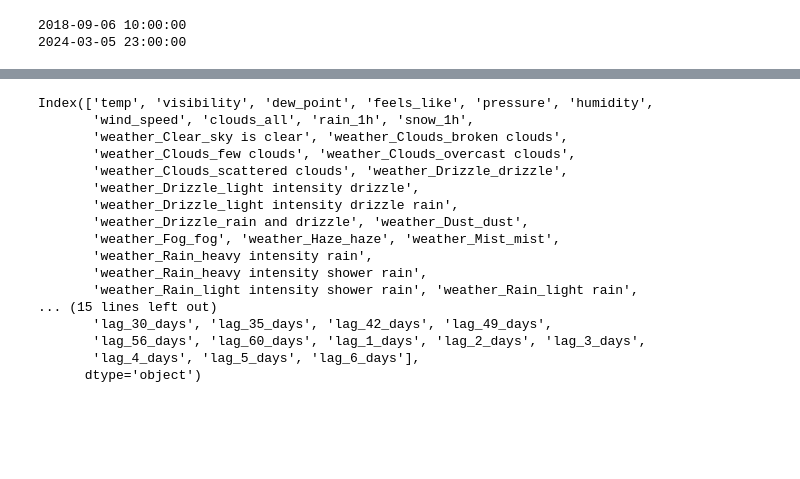
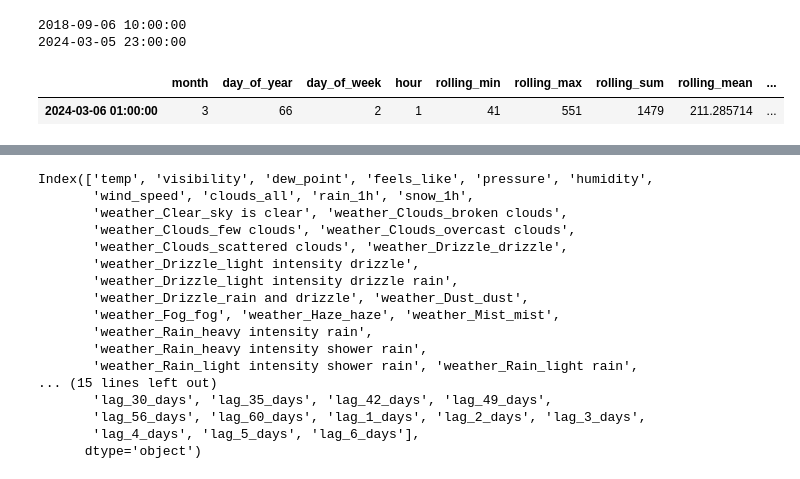
Before and after one commit to penguinumbrella/TL16, a Jupyter notebook: machine-learning/lightgbm-weather-parking.ipynb, the cells around one changed output, grey strips where cells are left out. Saved outputs shown, nothing was run; the diff lists cells and outputs as text; code cells hidden in the pictures; blank space fills up the shorter version.

```diff
--- a/machine-learning/lightgbm-weather-parking.ipynb
+++ b/machine-learning/lightgbm-weather-parking.ipynb
@@ -752,0 +811,44 @@ print(last_date_time_str)
+# %%
+import pandas as pd
+
+def add_lags_for_date(df, date):
+    """
+    Create time lags for added time series features for a given date and allow the model to learn the temporal structure of the data.
+    """
+    target_map = df['Occupancy'].to_dict()
+
+    # Create an empty dictionary to store the lagged features
+    lag_features = {}
+
+    # Generate lagged features for the specified date
+    lag_features['lag_1_hour'] = target_map.get(date - pd.Timedelta('1 hours'), None)
+    lag_features['lag_2_hours'] = target_map.get(date - pd.Timedelta('2 hours'), None)
+    lag_features['lag_3_hours'] = target_map.get(date - pd.Timedelta('3 hours'), None)
+
+    lag_features['lag_7_days'] = target_map.get(date - pd.Timedelta('7 days'), None)
+    lag_features['lag_14_days'] = target_map.get(date - pd.Timedelta('14 days'), None)
+    lag_features['lag_21_days'] = target_map.get(date - pd.Timedelta('21 days'), None)
+    lag_features['lag_28_days'] = target_map.get(date - pd.Timedelta('28 days'), None)
+    lag_features['lag_30_days'] = target_map.get(date - pd.Timedelta('30 days'), None)
+    lag_features['lag_35_days'] = target_map.get(date - pd.Timedelta('35 days'), None)
+    lag_features['lag_42_days'] = target_map.get(date - pd.Timedelta('42 days'), None)
+    lag_features['lag_49_days'] = target_map.get(date - pd.Timedelta('49 days'), None)
+    lag_features['lag_56_days'] = target_map.get(date - pd.Timedelta('56 days'), None)
+    lag_features['lag_60_days'] = target_map.get(date - pd.Timedelta('60 days'), None)
+
+    # Daily lags
+    for lag_days in range(1, 7):  # lags for 1 to 6 days
+        lag_features[f'lag_{lag_days}_days'] = target_map.get(date - pd.Timedelta(f'{lag_days} days'), None)
+
+    # Convert the dictionary to a DataFrame
+    lagged_features_df = pd.DataFrame([lag_features], index=[date])
+
+    return lagged_features_df
+# %%
+lagged_features_for_date = add_lags_for_date(df, last_date_time + pd.Timedelta('1 hours'))
+features_for_date = create_features_for_date(df, last_date_time + pd.Timedelta('1 hours'))
+
+features_for_date
+# %% [output]
+|  | month | day_of_year | day_of_week | hour | rolling_min | rolling_max | rolling_sum | rolling_mean | ... |
+| 2024-03-06 01:00:00 | 3 | 66 | 2 | 1 | 41 | 551 | 1479 | 211.285714 | ... |
```
Also changed, not shown: parts of 12 cells of this notebook, 1 other file.
